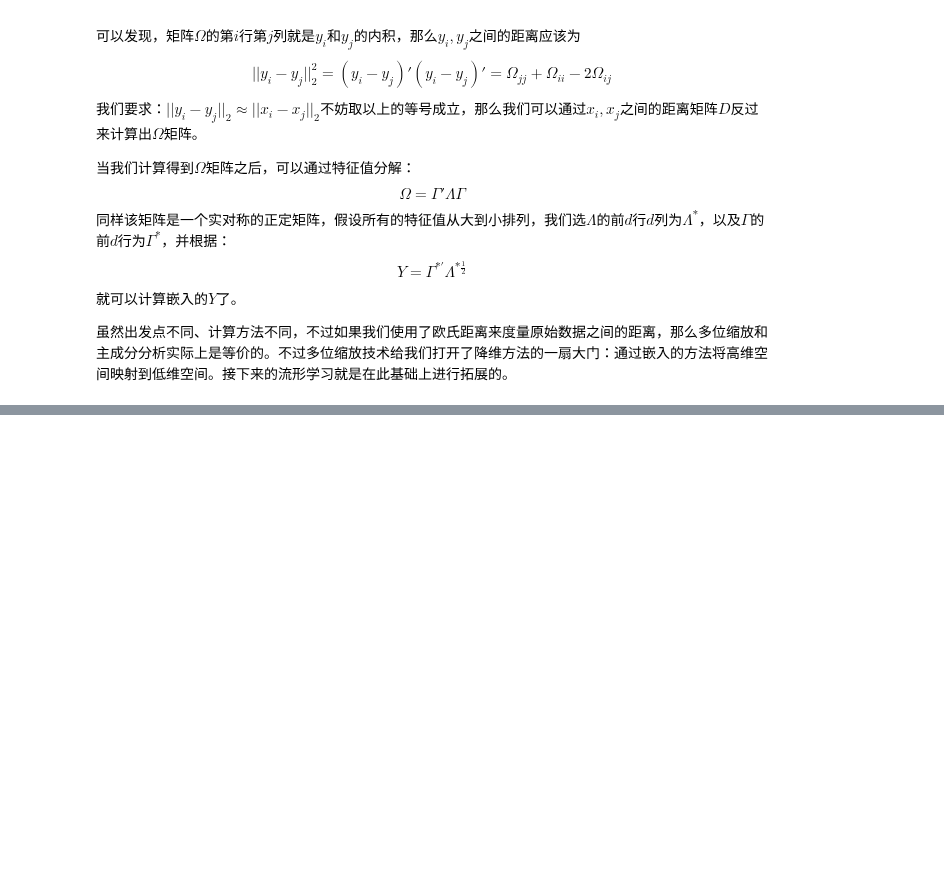
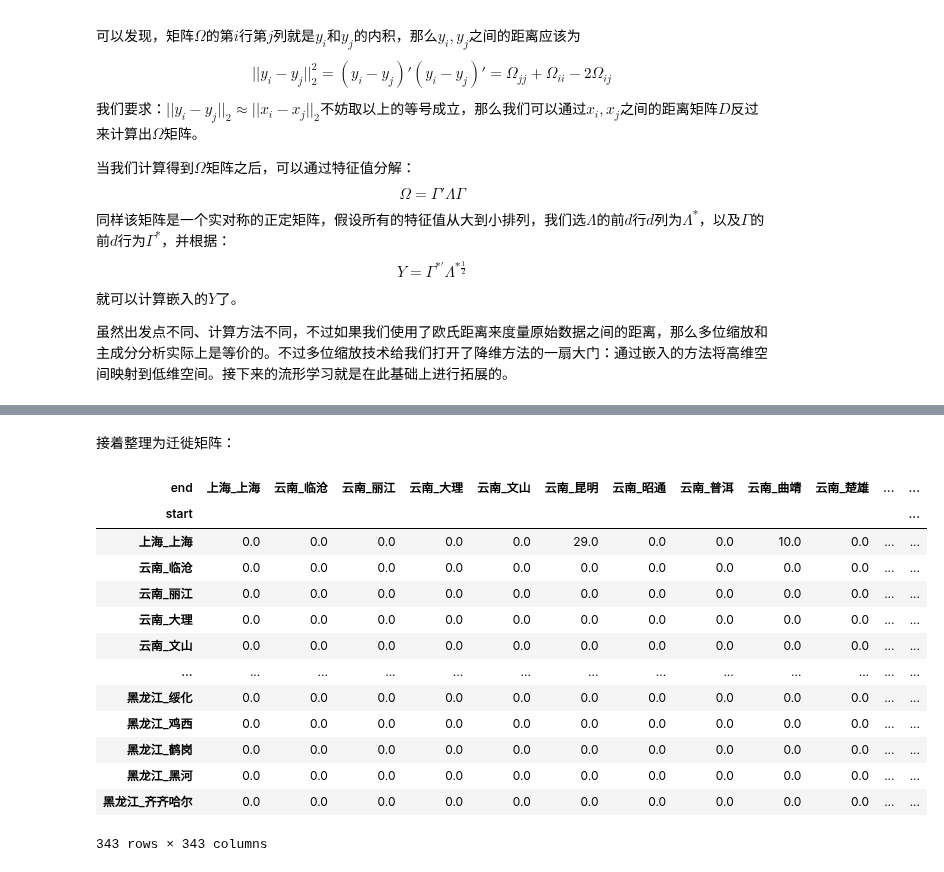
Before and after one commit to sijichun/PythonTutor, a Jupyter notebook: PCA_Manifold.ipynb, the cells around one changed output, grey strips where cells are left out. Saved outputs shown, nothing was run; the diff lists cells and outputs as text; code cells hidden in the pictures; blank space fills up the shorter version.

```diff
--- a/PCA_Manifold.ipynb
+++ b/PCA_Manifold.ipynb
@@ -258,0 +258,7 @@ plt.show()
+# %%
+import json
+with open('csv/migration.json') as f:
+    migration_str=f.read()
+migration_json=json.loads(migration_str)
+mig_data=pd.DataFrame(migration_json['allLine'])
+mig_data
@@ -258,0 +281,13 @@ plt.show()
+# %%
+del mig_data['singleNum']
+city_set=set(mig_data['start'])
+city_set2=set(mig_data['end'])
+city_set.update(city_set2)
+city_index=pd.Series(list(city_set))
+mid_data_matrix=pd.DataFrame(np.zeros((len(city_set),len(city_set))))
+mid_data_matrix=mid_data_matrix.set_index(city_index)
+mid_data_matrix=mid_data_matrix.T.set_index(city_index)
+mid_data_matrix=mid_data_matrix.stack()
+mid_data_matrix=pd.DataFrame({'zeros':mid_data_matrix})
+mid_data_matrix.index.names=['start','end']
+mid_data_matrix
@@ -258,0 +313,4 @@ plt.show()
+# %%
+mig_data=mig_data.set_index(['start','end'])
+mig_data=mig_data.sort_index()
+mig_data
@@ -258,0 +352,22 @@ plt.show()
+# %% [markdown]
+接着整理为迁徙矩阵：
+# %%
+mig_data=mig_data.fillna(0)
+mig_data=mig_data['num']
+mig_data=mig_data.unstack()
+mig_data
+# %% [output]
+| end | 上海_上海 | 云南_临沧 | 云南_丽江 | 云南_大理 | 云南_文山 | 云南_昆明 | 云南_昭通 | 云南_普洱 | 云南_曲靖 | 云南_楚雄 | ... | ... |
+| start |  |  |  |  |  |  |  |  |  |  |  | ... |
+| 上海_上海 | 0.0 | 0.0 | 0.0 | 0.0 | 0.0 | 29.0 | 0.0 | 0.0 | 10.0 | 0.0 | ... | ... |
+| 云南_临沧 | 0.0 | 0.0 | 0.0 | 0.0 | 0.0 | 0.0 | 0.0 | 0.0 | 0.0 | 0.0 | ... | ... |
+| 云南_丽江 | 0.0 | 0.0 | 0.0 | 0.0 | 0.0 | 0.0 | 0.0 | 0.0 | 0.0 | 0.0 | ... | ... |
+| 云南_大理 | 0.0 | 0.0 | 0.0 | 0.0 | 0.0 | 0.0 | 0.0 | 0.0 | 0.0 | 0.0 | ... | ... |
+| 云南_文山 | 0.0 | 0.0 | 0.0 | 0.0 | 0.0 | 0.0 | 0.0 | 0.0 | 0.0 | 0.0 | ... | ... |
+| ... | ... | ... | ... | ... | ... | ... | ... | ... | ... | ... | ... | ... |
+| 黑龙江_绥化 | 0.0 | 0.0 | 0.0 | 0.0 | 0.0 | 0.0 | 0.0 | 0.0 | 0.0 | 0.0 | ... | ... |
+| 黑龙江_鸡西 | 0.0 | 0.0 | 0.0 | 0.0 | 0.0 | 0.0 | 0.0 | 0.0 | 0.0 | 0.0 | ... | ... |
+| 黑龙江_鹤岗 | 0.0 | 0.0 | 0.0 | 0.0 | 0.0 | 0.0 | 0.0 | 0.0 | 0.0 | 0.0 | ... | ... |
+| 黑龙江_黑河 | 0.0 | 0.0 | 0.0 | 0.0 | 0.0 | 0.0 | 0.0 | 0.0 | 0.0 | 0.0 | ... | ... |
+| 黑龙江_齐齐哈尔 | 0.0 | 0.0 | 0.0 | 0.0 | 0.0 | 0.0 | 0.0 | 0.0 | 0.0 | 0.0 | ... | ... |
+343 rows × 343 columns
```
Also changed, not shown: parts of 19 cells of this notebook.
